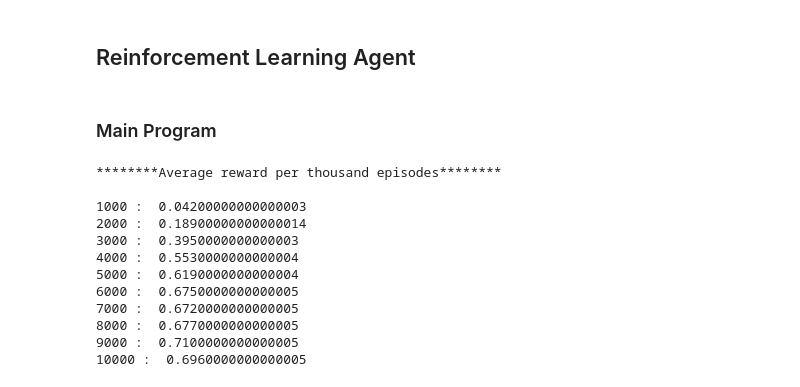
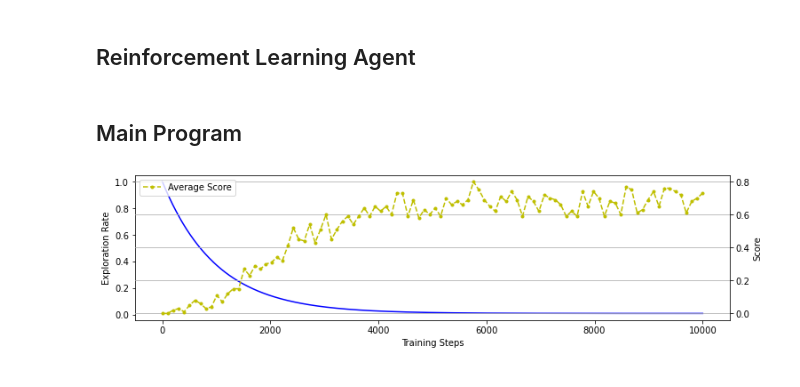
Before and after one commit to xLiQuiDz/Reinforcement-Learning, a Jupyter notebook: Q-learning.ipynb, the cells around one changed output. Drawn from its saved outputs; the diff is of its cells as text; code cells hidden in the pictures.

```diff
--- a/Q-learning.ipynb
+++ b/Q-learning.ipynb
@@ -14,6 +23,8 @@ import numpy as np
 class Agent():
     def __init__(self, observation_space, action_space, learning_rate = 0.1, discount_rate = 0.99, exploration_rate = 1.0,
                  max_exploration_rate = 1, min_exploration_rate = 0.01, exploration_decay_rate = 0.001):
+
+        self.episode = 0
 
         self.observation_space = observation_space
         self.action_space = action_space
@@ -26,69 +37,50 @@ class Agent():
         self.min_exploration_rate = min_exploration_rate
         self.exploration_decay_rate = exploration_decay_rate
 
-        self.episode = 0
         self.Q = np.zeros((self.observation_space, self.action_space))
 
-    def choice_action(self, state):
+    def choice_action(self, observation):
         exploration_rate_threshold = np.random.random()
         if exploration_rate_threshold > self.exploration_rate:
-            action = np.argmax(self.Q[state,:])
+            action = np.argmax(self.Q[observation,:]) # Best Q-value for action in state.
         else:
             action = np.random.choice(self.action_space)
 
         return action
 
     def decrease_exploration_rate(self):
-        self.episode += 1
         self.exploration_rate = self.min_exploration_rate + \
             (self.max_exploration_rate - self.min_exploration_rate) * np.exp(- self.exploration_decay_rate * self.episode)
+        self.episode += 1
 
-    def learn(self, state, action, reward, next_state):
-        self.Q[state, action] = self.Q[state, action] * (1 - self.learning_rate) + \
-            self.learning_rate * (reward + self.discount_rate * np.max(self.Q[next_state, :]))
+    def learn(self, observation, action, reward, next_observation):
+        self.Q[observation, action] = self.Q[observation, action] * (1 - self.learning_rate) + \
+            self.learning_rate * (reward + self.discount_rate * np.max(self.Q[next_observation, :]))
 # %% [markdown]
-### Main Program
+## Main Program
 # %%
 episodes = 10000
-env = gym.make("FrozenLake-v0")
+env = gym.make('FrozenLake-v0')
 agent = Agent(env.observation_space.n,  env.action_space.n)
 
-scores = []
+scores, exploration_rate_history = [], []
 
 for i in range(episodes):
-    state = env.reset()
+    observation = env.reset()
     done = False
-    score = 0
+    score = 0.0
 
     while not done:
-        action = agent.choice_action(state)
-        next_state, reward, done, info = env.step(action)
-        agent.learn(state, action, reward, next_state)
-
-        state = next_state
+        action = agent.choice_action(observation)
+        next_observation, reward, done, info = env.step(action)
+        agent.learn(observation, action, reward, next_observation)
+        observation = next_observation
         score += reward
 
     scores.append(score)
+    exploration_rate_history.append(agent.exploration_rate)
     agent.decrease_exploration_rate()
 
-# Calculate and print the average reward per thousand episodes
-rewards_per_thosand_episodes = np.split(np.array(scores), episodes / 1000)
-count = 1000
-print("********Average reward per thousand episodes********\n")
-for r in rewards_per_thosand_episodes:
-    avg_reward = sum(r/1000)
-    print(count, ": ", str(avg_reward))
-    count += 1000
+plot(episodes, scores, exploration_rate_history)
 # %% [output]
-********Average reward per thousand episodes********
-
-1000 :  0.04200000000000003
-2000 :  0.18900000000000014
-3000 :  0.3950000000000003
-4000 :  0.5530000000000004
-5000 :  0.6190000000000004
-6000 :  0.6750000000000005
-7000 :  0.6720000000000005
-8000 :  0.6770000000000005
-9000 :  0.7100000000000005
-10000 :  0.6960000000000005
+[figure, added]
```
Also changed, not shown: parts of 3 cells of this notebook, 3 other files.
